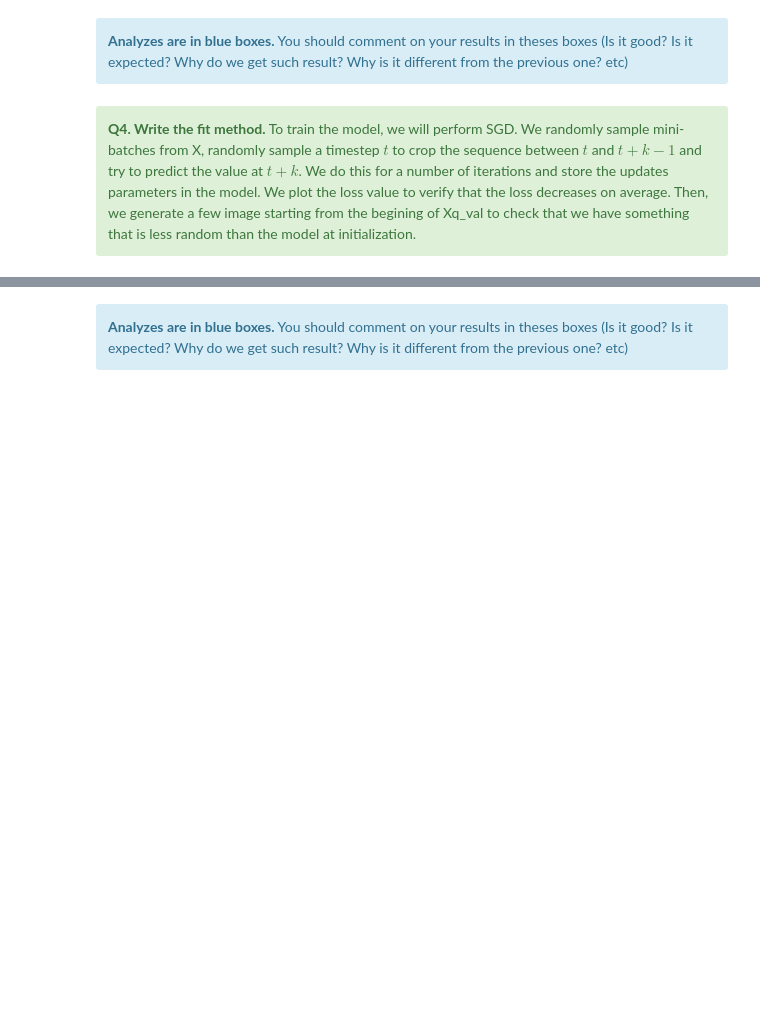
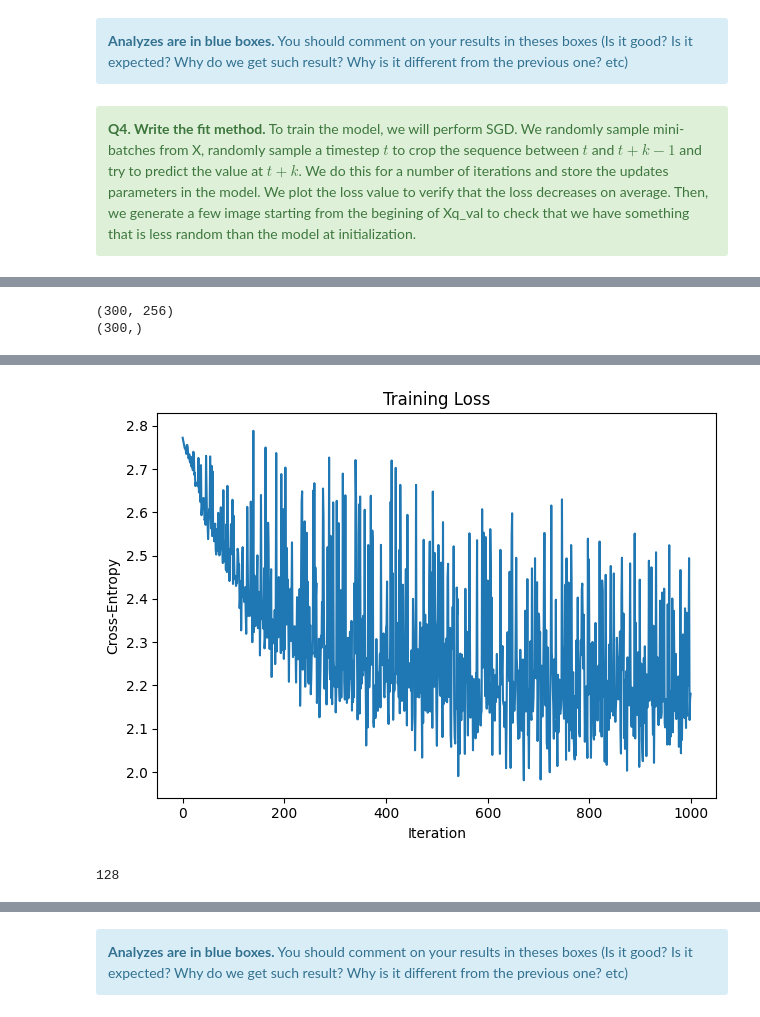
Before and after one commit to AdambHatim/TP4_ML, a Jupyter notebook: TP_AR_prediction.ipynb, the cells around one changed output, grey strips where cells are left out. Saved outputs shown, nothing was run; the diff lists cells and outputs as text; code cells hidden in the pictures; blank space fills up the shorter version.

```diff
--- a/TP_AR_prediction.ipynb
+++ b/TP_AR_prediction.ipynb
@@ -192,41 +133,0 @@ print(Xp_val.shape)
-# %%
-centroids = kmeans.cluster_centers_
-num_samples, patches, d = Xp_val.shape
-Xq = jnp.zeros((num_samples, patches))
-
-for i in range(num_samples):
-    X_sample = Xp_val[i, :, :]  # shape (n_patches, patch_dim)
-    diff = (X_sample[:, None, :] - centroids[None, :, :]).transpose(0, 2, 1)  # shape (n_patches, patch_dim, n_clusters)
-    diff = jnp.sum(diff**2, axis=1)  # shape (n_patches, n_clusters)
-    X_quantized = jnp.argmin(diff, axis=1)  # shape (n_patches,)
-    Xq = Xq.at[i, :].set(X_quantized)
-
-print()
-Xq = Xq.astype(jnp.int32)
-centroids = jnp.array(centroids)
-X_images = centroids[Xq]  # shape (num_samples, n_patches, patch_dim)
-X_original = patches_to_image(X_images)
-
-# Convert JAX array to NumPy for plotting
-X_original_np = np.array(X_original)
-X_original_np = (X_original_np+1)/2
-
-# Sélection des 12 premières images
-random_indices = np.arange(12)
-
-# Create figure
-fig, axes = plt.subplots(3, 4, figsize=(12, 9))
-fig.suptitle("First 12 Reconstructed Images from Quantized Patches (Validation Set)", fontsize=16)
-
-# Loop through 12 chosen images
-for i, idx in enumerate(random_indices):
-    row = i // 4
-    col = i % 4
-    ax = axes[row, col]
-    ax.imshow(X_original_np[idx])
-    ax.axis('off')
-    ax.set_title(f"Image {idx}")
-
-plt.tight_layout()
-plt.subplots_adjust(top=0.92)
-plt.show()
@@ -445,0 +312,10 @@ x: (12, 128)
+# %%
+print(Xq_val.shape)
+print(y_val.shape)
+# %% [output]
+(300, 256)
+(300,)
+# %%
+model = ARPredictor(k, dim=64, n_clusters=16)
+losses = model.fit(Xq_val, y_val, n_iter=1000, batch_size=256, eta=0.01)
+# %% [output]
@@ -445,0 +332,5 @@ x: (12, 128)
+[figure, added]
+# %%
+print(model.k)
+# %% [output]
+128
```
Also changed, not shown: parts of 16 cells of this notebook.
